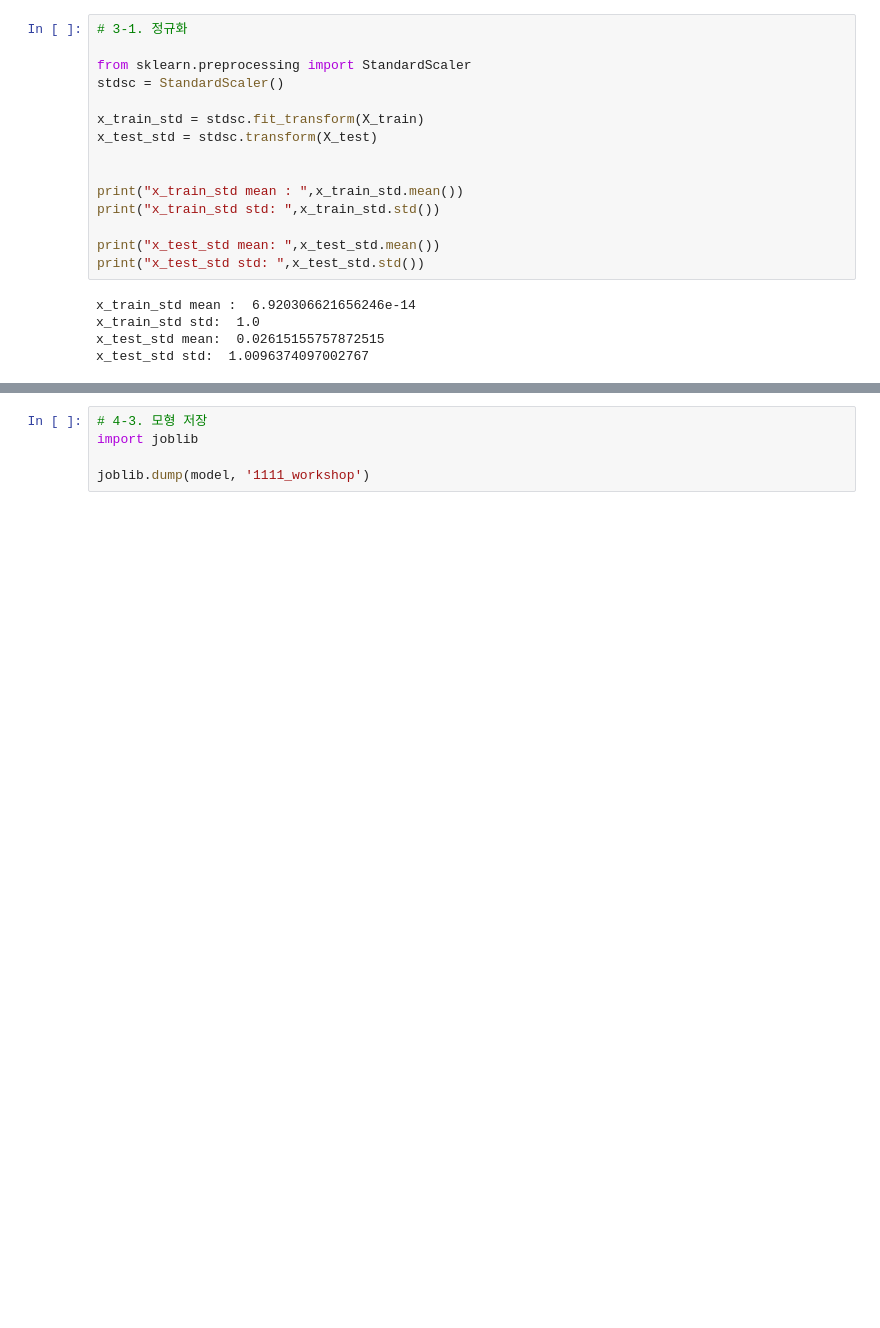
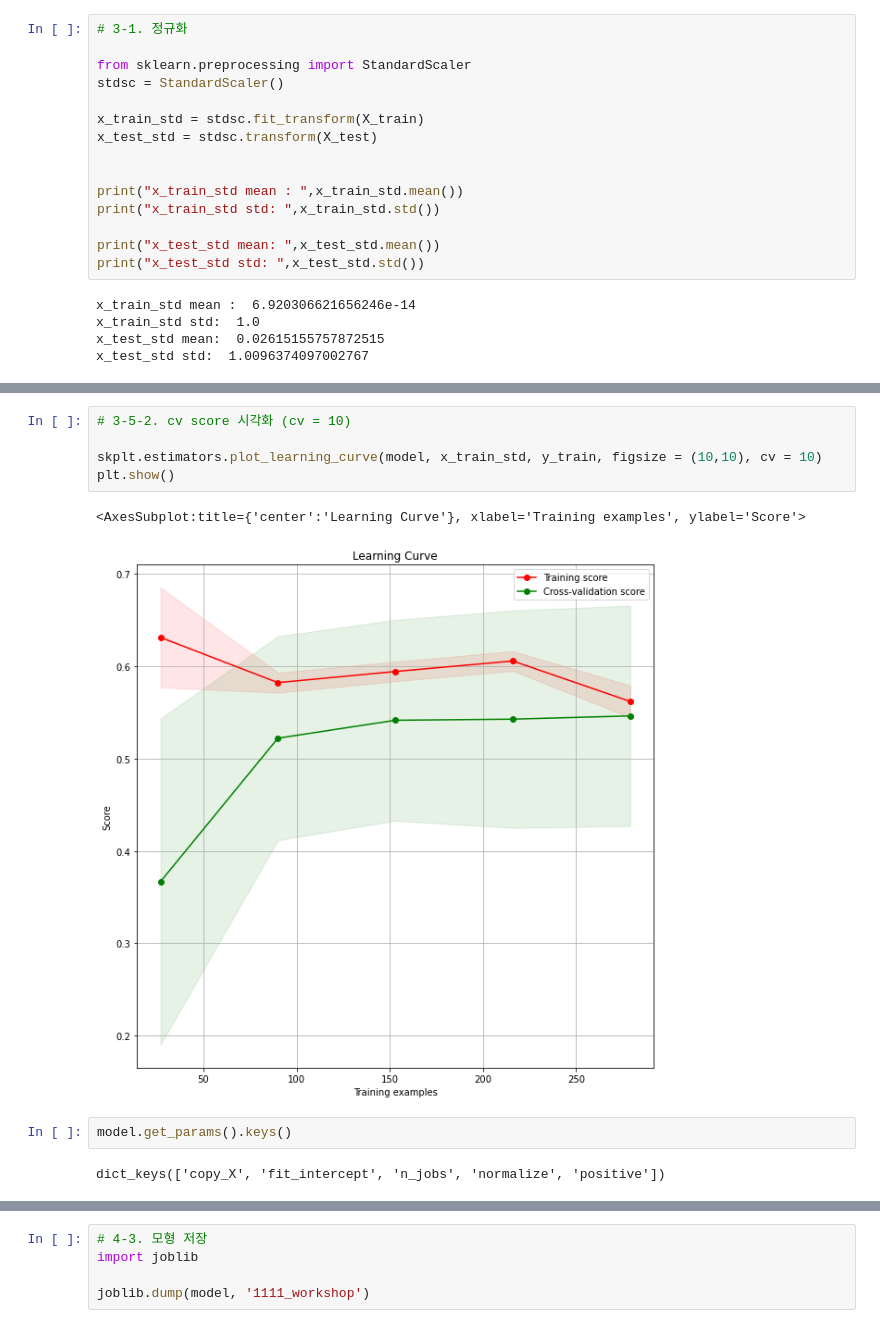
Before and after one commit to CuriousLambda/TIL__, a Jupyter notebook: ADP/model_pr.ipynb, the cells around one changed output, grey strips where cells are left out. Cells and saved outputs as stored; diff of their text form; blank space fills up the shorter version.

```diff
--- a/ADP/model_pr.ipynb
+++ b/ADP/model_pr.ipynb
@@ -406,0 +414,12 @@ LinearRegression()
+# %%
+# 3-5-2. cv score 시각화 (cv = 10)
+
+skplt.estimators.plot_learning_curve(model, x_train_std, y_train, figsize = (10,10), cv = 10)
+plt.show()
+# %% [output]
+<AxesSubplot:title={'center':'Learning Curve'}, xlabel='Training examples', ylabel='Score'>
+[figure, added]
+# %%
+model.get_params().keys()
+# %% [output]
+dict_keys(['copy_X', 'fit_intercept', 'n_jobs', 'normalize', 'positive'])
```
Also changed, not shown: parts of 72 cells of this notebook.
